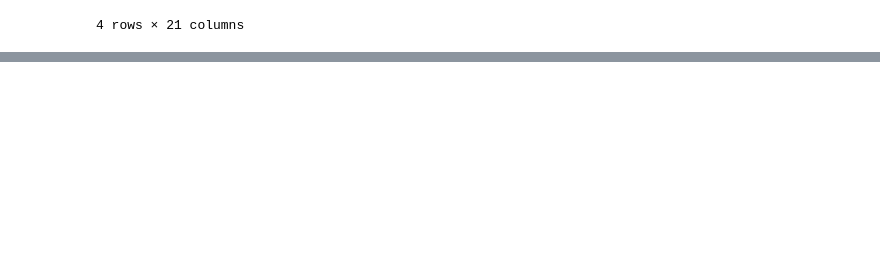
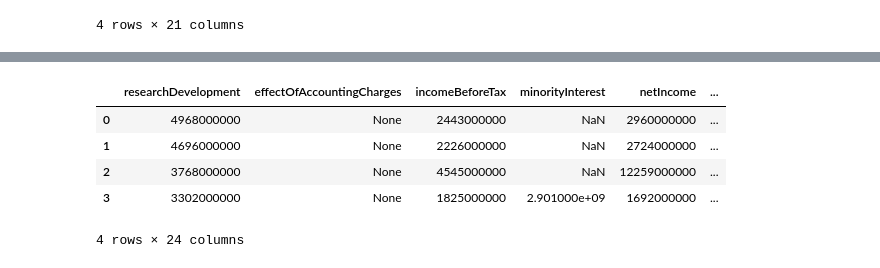
Before and after one commit to rochiecuevas/stocks, a Jupyter notebook: Stocks.ipynb, the cells around one changed output, grey strips where cells are left out. Cells and saved outputs as stored; diff of their text form; code cells hidden in the pictures; blank space fills up the shorter version.

```diff
--- a/Stocks.ipynb
+++ b/Stocks.ipynb
@@ -119,3 +144,28 @@ def cashflow_df(ticker):
+# %%
+def income_df(ticker):
+    """ Generates a dataframe containing information from income statements """
+    # Get financial information using the ticker_info function from Yahoo Finance
+    financials = ticker_info(url_financials, ticker)
+
+    # Extract annual income statement data from Yahoo Finance
+    incomes = []
+    for x in financials["incomeStatementHistory"]["incomeStatementHistory"]:
+        keys = []
+        values = []
+        for key, value in x.items():
+            keys.append(key)
+            if isinstance(value, dict):
+                values.append(value.get("raw"))
+            else:
+                values.append(value)
+
+         # Convert income statement information into dictionary
+        dict_ = {key:value for key,value in zip(keys,values)}
+        incomes.append(dict_)
+
+    # Convert list of dictionaries to pandas dataframe
+    df = pd.DataFrame(incomes)
+    return df
 # %%
 cashflow_df("AVGO")
 # %% [output]
@@ -142,0 +186,9 @@ financials["balanceSheetHistory"]
+# %%
+income_df("AVGO")
+# %% [output]
+|  | researchDevelopment | effectOfAccountingCharges | incomeBeforeTax | minorityInterest | netIncome | ... |
+| 0 | 4968000000 | None | 2443000000 | NaN | 2960000000 | ... |
+| 1 | 4696000000 | None | 2226000000 | NaN | 2724000000 | ... |
+| 2 | 3768000000 | None | 4545000000 | NaN | 12259000000 | ... |
+| 3 | 3302000000 | None | 1825000000 | 2.901000e+09 | 1692000000 | ... |
+4 rows × 24 columns
```
Also changed, not shown: parts of 8 cells of this notebook.
